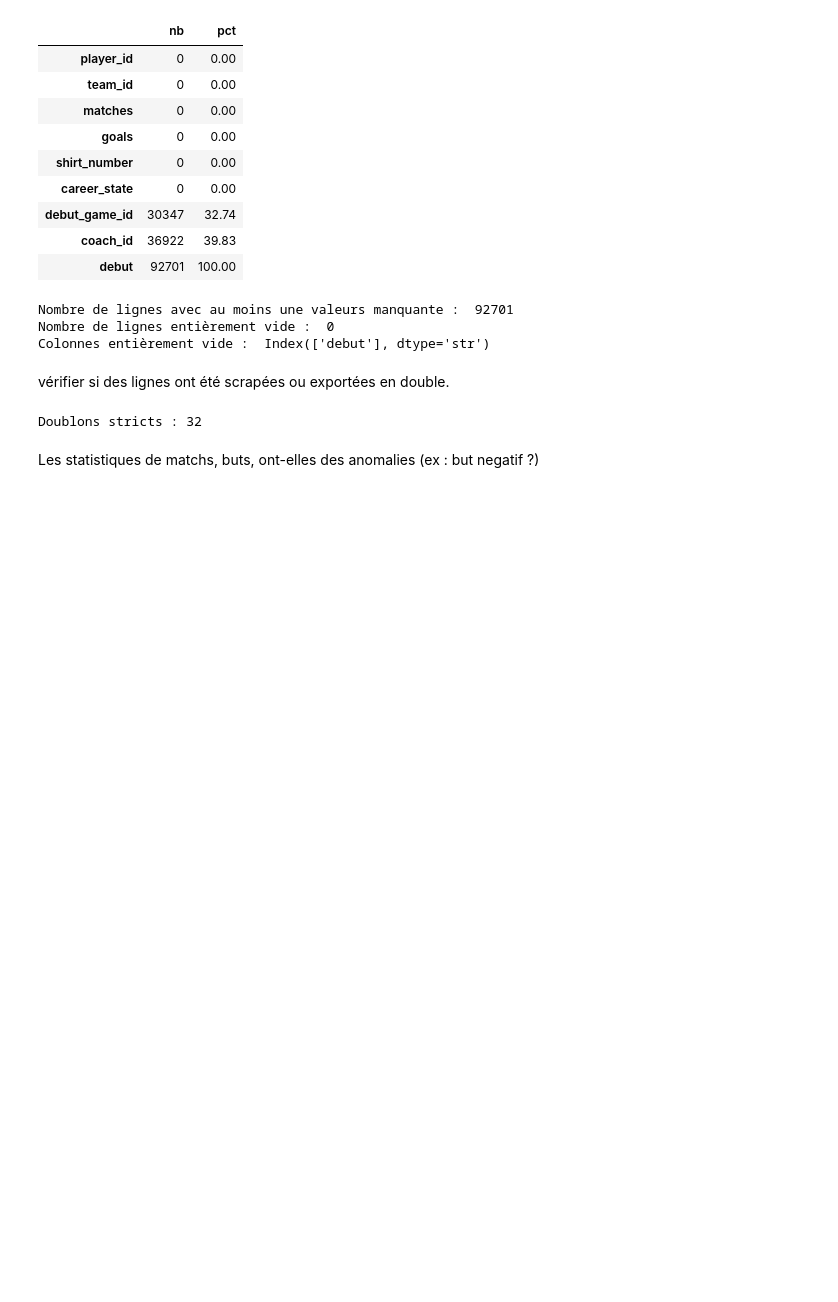
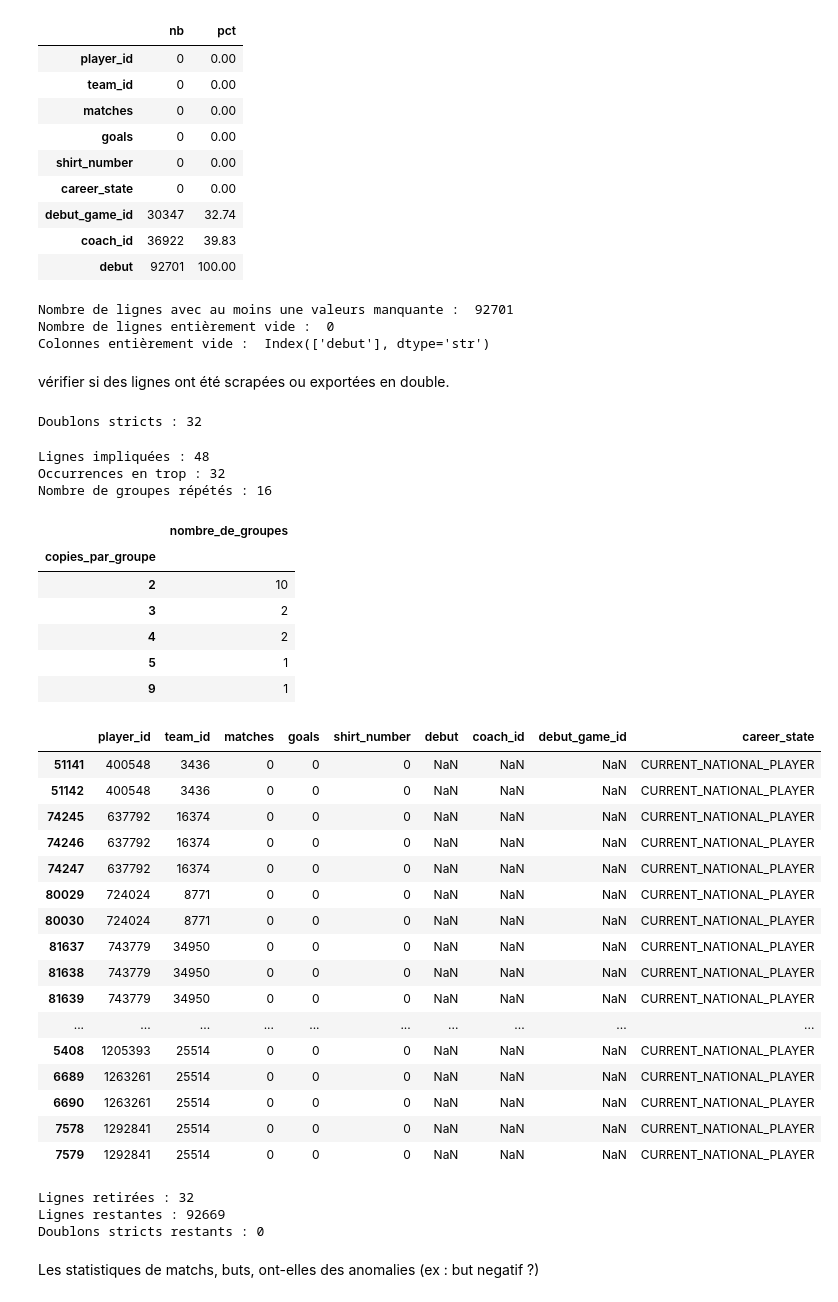
Before and after one commit to Charlesptrd/football-key-person-insurance, a Jupyter notebook: notebooks/01_database.ipynb, the cells around one changed output. Saved outputs shown, nothing was run; the diff lists cells and outputs as text; code cells hidden in the pictures; blank space fills up the shorter version.

Commit message:
netoyage des doublons dans la table des tables

```diff
--- a/notebooks/01_database.ipynb
+++ b/notebooks/01_database.ipynb
@@ -1307,3 +1362,13 @@ min          1.000000
 75%          6.000000
 max         15.000000
 Name: count, dtype: float64
+# %%
+inj_nettoyee = inj.drop_duplicates().copy()
+tables["player_injuries"] = inj_nettoyee
+
+print("Lignes retirées :", len(inj) - len(inj_nettoyee))
+print("Lignes restantes :", len(inj_nettoyee))
+print("Doublons stricts restants :", inj_nettoyee.duplicated().sum())
+
+assert len(inj) - len(inj_nettoyee) == 111
+assert inj_nettoyee.duplicated().sum() == 0
@@ -1367,6 +1531,74 @@ vérifier si des lignes ont été scrapées ou exportées en double.
 print("Doublons stricts :", tables["player_national_performances"].duplicated().sum())
 # %% [output]
 Doublons stricts : 32
+# %%
+nat_perf = tables["player_national_performances"]
+
+tailles = nat_perf.groupby(
+    list(nat_perf.columns),
+    dropna=False,
+    sort=False
+).size()
+
+groupes_repetes = tailles[tailles > 1]
+
+print("Lignes impliquées :", nat_perf.duplicated(keep=False).sum())
+print("Occurrences en trop :", nat_perf.duplicated().sum())
+print("Nombre de groupes répétés :", len(groupes_repetes))
+
+display(
+    groupes_repetes.value_counts()
+    .sort_index()
+    .rename_axis("copies_par_groupe")
+    .to_frame("nombre_de_groupes")
+)
+
+display(
+    nat_perf.loc[nat_perf.duplicated(keep=False)]
+    .sort_values(by=list(nat_perf.columns))
+)
+# %% [output]
+Lignes impliquées : 48
+Occurrences en trop : 32
+Nombre de groupes répétés : 16
+|  | nombre_de_groupes |
+| copies_par_groupe |  |
+| 2 | 10 |
+| 3 | 2 |
+| 4 | 2 |
+| 5 | 1 |
+| 9 | 1 |
+|  | player_id | team_id | matches | goals | shirt_number | debut | coach_id | debut_game_id | career_state |
+| 51141 | 400548 | 3436 | 0 | 0 | 0 | NaN | NaN | NaN | CURRENT_NATIONAL_PLAYER |
+| 51142 | 400548 | 3436 | 0 | 0 | 0 | NaN | NaN | NaN | CURRENT_NATIONAL_PLAYER |
+| 74245 | 637792 | 16374 | 0 | 0 | 0 | NaN | NaN | NaN | CURRENT_NATIONAL_PLAYER |
+| 74246 | 637792 | 16374 | 0 | 0 | 0 | NaN | NaN | NaN | CURRENT_NATIONAL_PLAYER |
+| 74247 | 637792 | 16374 | 0 | 0 | 0 | NaN | NaN | NaN | CURRENT_NATIONAL_PLAYER |
+| 80029 | 724024 | 8771 | 0 | 0 | 0 | NaN | NaN | NaN | CURRENT_NATIONAL_PLAYER |
+| 80030 | 724024 | 8771 | 0 | 0 | 0 | NaN | NaN | NaN | CURRENT_NATIONAL_PLAYER |
+| 81637 | 743779 | 34950 | 0 | 0 | 0 | NaN | NaN | NaN | CURRENT_NATIONAL_PLAYER |
+| 81638 | 743779 | 34950 | 0 | 0 | 0 | NaN | NaN | NaN | CURRENT_NATIONAL_PLAYER |
+| 81639 | 743779 | 34950 | 0 | 0 | 0 | NaN | NaN | NaN | CURRENT_NATIONAL_PLAYER |
+| ... | ... | ... | ... | ... | ... | ... | ... | ... | ... |
+| 5408 | 1205393 | 25514 | 0 | 0 | 0 | NaN | NaN | NaN | CURRENT_NATIONAL_PLAYER |
+| 6689 | 1263261 | 25514 | 0 | 0 | 0 | NaN | NaN | NaN | CURRENT_NATIONAL_PLAYER |
+| 6690 | 1263261 | 25514 | 0 | 0 | 0 | NaN | NaN | NaN | CURRENT_NATIONAL_PLAYER |
+| 7578 | 1292841 | 25514 | 0 | 0 | 0 | NaN | NaN | NaN | CURRENT_NATIONAL_PLAYER |
+| 7579 | 1292841 | 25514 | 0 | 0 | 0 | NaN | NaN | NaN | CURRENT_NATIONAL_PLAYER |
+# %%
+nat_perf_nettoyee = nat_perf.drop_duplicates().copy()
+tables["player_national_performances"] = nat_perf_nettoyee
+
+print("Lignes retirées :", len(nat_perf) - len(nat_perf_nettoyee))
+print("Lignes restantes :", len(nat_perf_nettoyee))
+print("Doublons stricts restants :", nat_perf_nettoyee.duplicated().sum())
+
+assert len(nat_perf) - len(nat_perf_nettoyee) == 32
+assert nat_perf_nettoyee.duplicated().sum() == 0
+# %% [output]
+Lignes retirées : 32
+Lignes restantes : 92669
+Doublons stricts restants : 0
 # %% [markdown]
 Les statistiques de matchs, buts, ont-elles des anomalies (ex : but negatif ?)
 # %%
```
Also changed, not shown: parts of 17 cells of this notebook.
